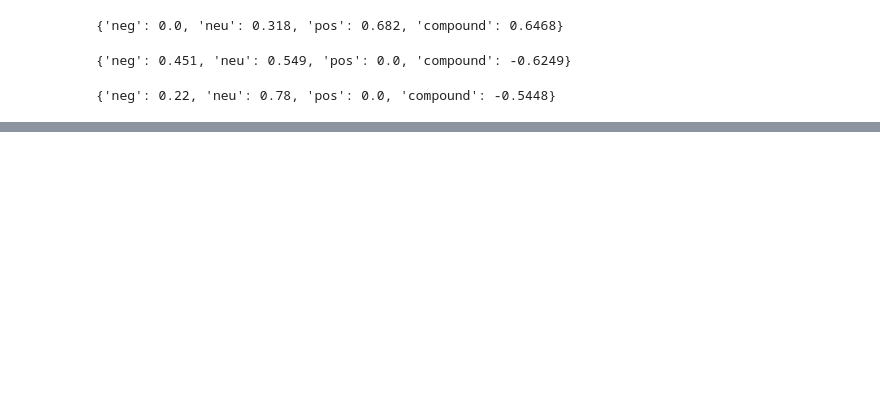
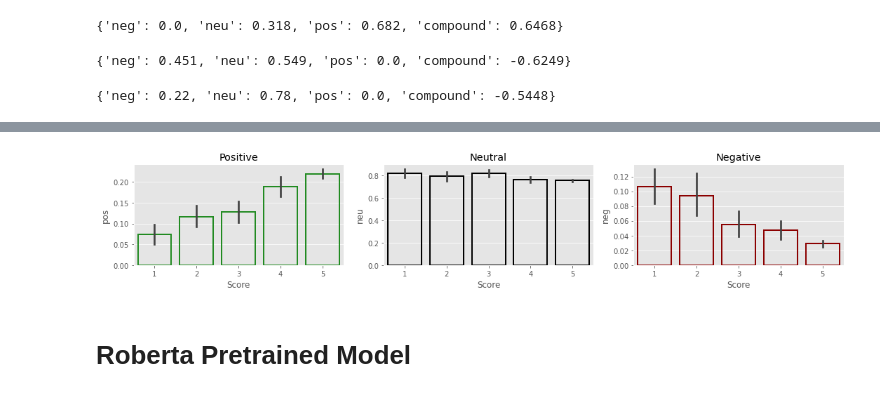
Before and after one commit to anapernalete/amazon-reviews-sentiment-analysis, a Jupyter notebook: notebooks/Amazon Reviews Sentiment Analysis.ipynb, the cells around one changed output, grey strips where cells are left out. Drawn from its saved outputs; the diff is of its cells as text; code cells hidden in the pictures; blank space fills up the shorter version.

```diff
--- a/notebooks/Amazon Reviews Sentiment Analysis.ipynb
+++ b/notebooks/Amazon Reviews Sentiment Analysis.ipynb
@@ -147,0 +159,14 @@ vaders.head()
+# %%
+fig, axs = plt.subplots(1, 3, figsize=(15,3))
+sns.barplot(data=vaders, x='Score', y='pos', ax=axs[0], linewidth=2, edgecolor="forestgreen", facecolor=(0, 0, 0, 0))
+sns.barplot(data=vaders, x='Score', y='neu', ax=axs[1], linewidth=2, edgecolor="black", facecolor=(0, 0, 0, 0))
+sns.barplot(data=vaders, x='Score', y='neg', ax=axs[2], linewidth=2, edgecolor="darkred", facecolor=(0, 0, 0, 0))
+axs[0].set_title('Positive')
+axs[1].set_title('Neutral')
+axs[2].set_title('Negative')
+plt.tight_layout()
+plt.show()
+# %% [output]
+[figure, added]
+# %% [markdown]
+# Roberta Pretrained Model
```
Also changed, not shown: parts of 5 cells of this notebook.
